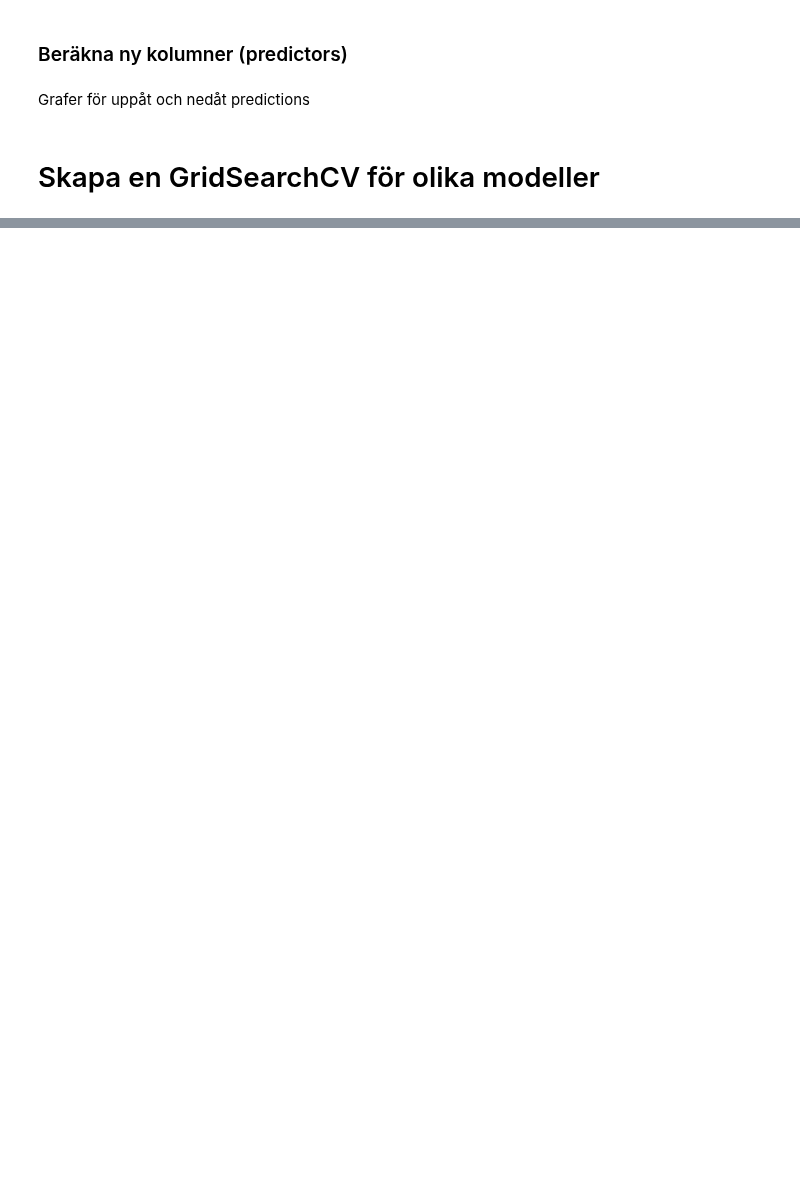
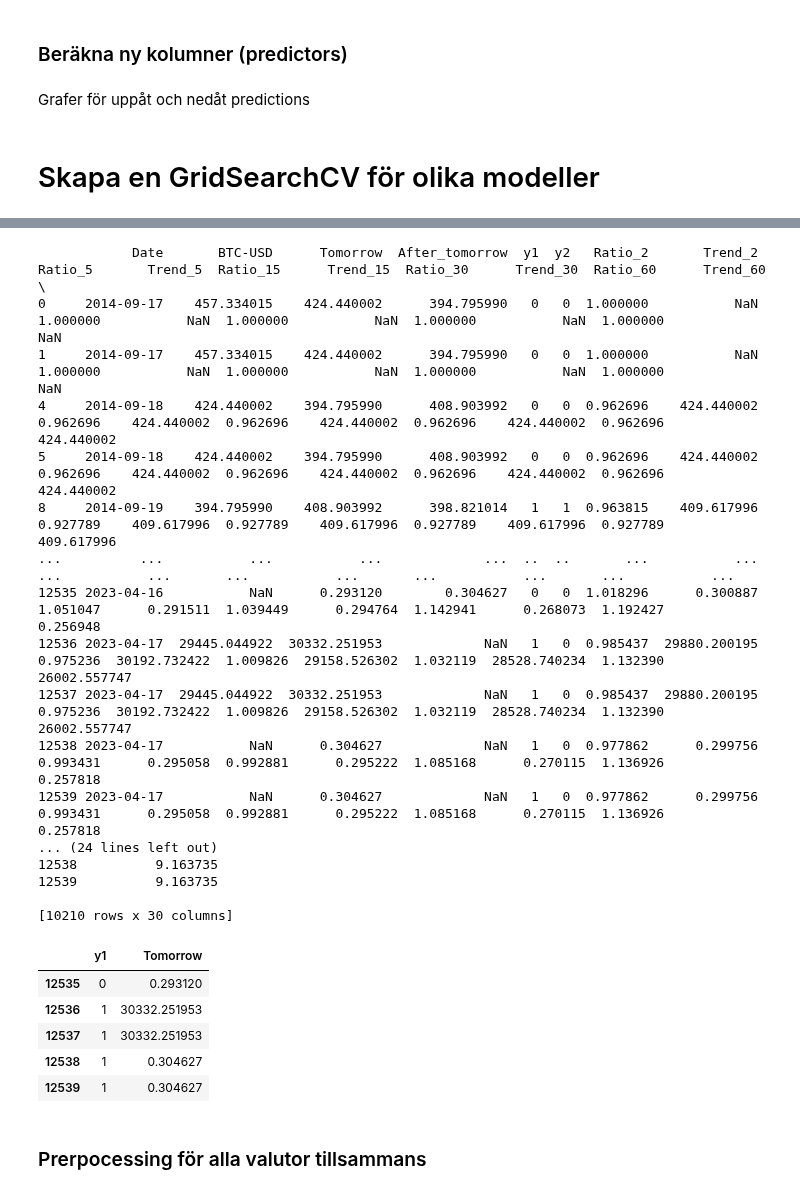
Before and after one commit to carokanns/the_new_Krypto, a Jupyter notebook: my_testa_modeller.ipynb, the cells around one changed output, grey strips where cells are left out. Saved outputs shown, nothing was run; the diff lists cells and outputs as text; code cells hidden in the pictures; blank space fills up the shorter version.

```diff
--- a/my_testa_modeller.ipynb
+++ b/my_testa_modeller.ipynb
@@ -333,15 +382,34 @@ df_inflations = get_inflation_data(graph=False)
 # %%
 ### preprocessing ###
-# Vi gör GridSearch för enbart en kryptovaluta i taget. Vi väljer BTC och ETH.
-ticker = tickers[1]
-print(ticker)
-target='y1'  # tomorrow
-df, predictors = create_predictors(df_grid, ticker, target, horizons=horizons, ETH_BTC=False)
+df = pd.DataFrame()
+tickers = ['BTC-USD', 'ZRX-USD']
+target = 'y1'  # tomorrow
+for ticker in tickers:
+    print(ticker)
+    df_temp, pred = create_predictors(
+        df_grid[[ticker]], ticker, target, horizons=horizons, ETH_BTC=False)
+    df_temp = df_temp.reset_index()
+    df_temp['Ticker'] = ticker
+    df = pd.concat([df, df_temp], axis=0)
 
-# inflation data #
-df = pd.concat([df, df_inflations], axis=1)
+df = df.sort_values(by=['Date', 'Ticker']).reset_index(drop=True)
+# df = df.set_index('Date')
+
+print(df)
+print(df_inflations)
+# concat inflation data #
+df_inflations2 = df_inflations.reset_index()
+df_inflations2 = df_inflations2.set_index(
+    'date').reindex(df['Date']).reset_index()
+df_inflations2 = df_inflations2.ffill()
+
+df = pd.merge(df, df_inflations2, on='Date')
+
+
+
 df.dropna(subset=['Tomorrow'], inplace=True)
 df.dropna(subset=[target], inplace=True)
 
-print(df[['Tomorrow']].values > df[[ticker]].values)
+# print(df[['Tomorrow']].values > df[[ticker]].values)
 print(df.shape)
+# display(predictors)
@@ -348,3 +434,30 @@ print(df.shape)
+# %%
+print(df)
+df[['y1','Tomorrow']].tail()
+# %% [output]
+            Date       BTC-USD      Tomorrow  After_tomorrow  y1  y2   Ratio_2       Trend_2   Ratio_5       Trend_5  Ratio_15      Trend_15  Ratio_30      Trend_30  Ratio_60      Trend_60  \
+0     2014-09-17    457.334015    424.440002      394.795990   0   0  1.000000           NaN  1.000000           NaN  1.000000           NaN  1.000000           NaN  1.000000           NaN
+1     2014-09-17    457.334015    424.440002      394.795990   0   0  1.000000           NaN  1.000000           NaN  1.000000           NaN  1.000000           NaN  1.000000           NaN
+4     2014-09-18    424.440002    394.795990      408.903992   0   0  0.962696    424.440002  0.962696    424.440002  0.962696    424.440002  0.962696    424.440002  0.962696    424.440002
+5     2014-09-18    424.440002    394.795990      408.903992   0   0  0.962696    424.440002  0.962696    424.440002  0.962696    424.440002  0.962696    424.440002  0.962696    424.440002
+8     2014-09-19    394.795990    408.903992      398.821014   1   1  0.963815    409.617996  0.927789    409.617996  0.927789    409.617996  0.927789    409.617996  0.927789    409.617996
+...          ...           ...           ...             ...  ..  ..       ...           ...       ...           ...       ...           ...       ...           ...       ...           ...
+12535 2023-04-16           NaN      0.293120        0.304627   0   0  1.018296      0.300887  1.051047      0.291511  1.039449      0.294764  1.142941      0.268073  1.192427      0.256948
+12536 2023-04-17  29445.044922  30332.251953             NaN   1   0  0.985437  29880.200195  0.975236  30192.732422  1.009826  29158.526302  1.032119  28528.740234  1.132390  26002.557747
+12537 2023-04-17  29445.044922  30332.251953             NaN   1   0  0.985437  29880.200195  0.975236  30192.732422  1.009826  29158.526302  1.032119  28528.740234  1.132390  26002.557747
+12538 2023-04-17           NaN      0.304627             NaN   1   0  0.977862      0.299756  0.993431      0.295058  0.992881      0.295222  1.085168      0.270115  1.136926      0.257818
+12539 2023-04-17           NaN      0.304627             NaN   1   0  0.977862      0.299756  0.993431      0.295058  0.992881      0.295222  1.085168      0.270115  1.136926      0.257818
+... (24 lines left out)
+12538          9.163735
+12539          9.163735
+
+[10210 rows x 30 columns]
+|  | y1 | Tomorrow |
+| 12535 | 0 | 0.293120 |
+| 12536 | 1 | 30332.251953 |
+| 12537 | 1 | 30332.251953 |
+| 12538 | 1 | 0.304627 |
+| 12539 | 1 | 0.304627 |
 # %%
 predictors = ['Close_Ratio_2', 'Trend_2', 'Close_Ratio_5', 'Trend_5', 'Close_Ratio_15',
        'Trend_15', 'Close_Ratio_30', 'Trend_30', 'Close_Ratio_60', 'Trend_60', 'Close_Ratio_90', 'Trend_90', 'Close_Ratio_250', 'Trend_250', 'US_inflation',
@@ -366,0 +465,2 @@ print(X_train.shape, y_train.shape, X_test.shape, y_test.shape)
+# %% [markdown]
+### Prerpocessing för alla valutor tillsammans
```
Also changed, not shown: parts of 20 cells of this notebook, 2 other files.
